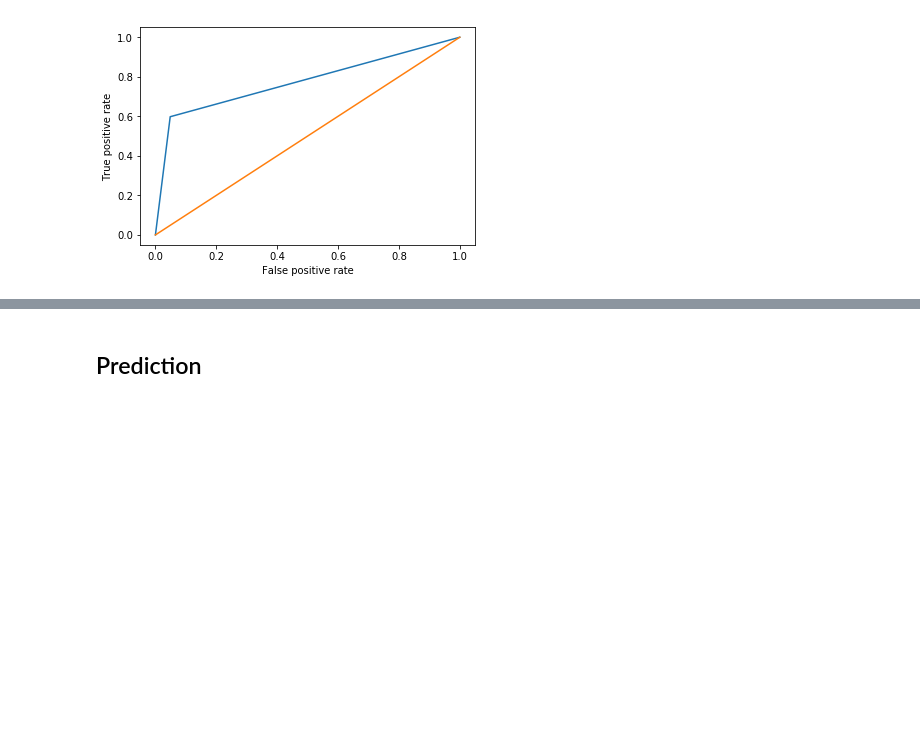
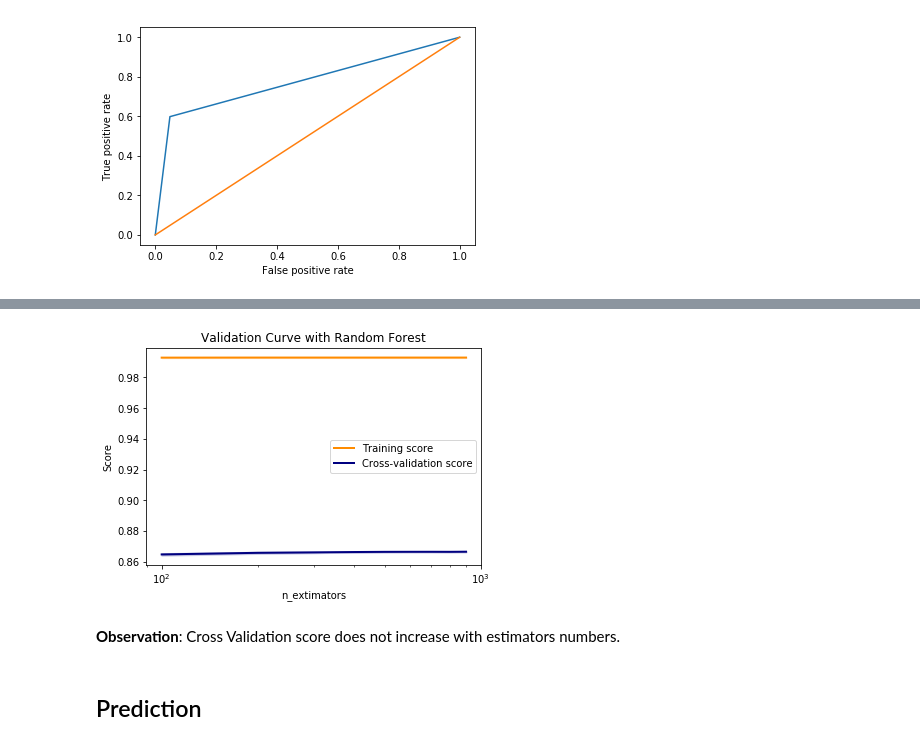
Before and after one commit to jincongho/Bank-Indessa, a Jupyter notebook: 1. First Dive with Random Forest.ipynb, the cells around one changed output, grey strips where cells are left out. Saved outputs shown, nothing was run; the diff lists cells and outputs as text; code cells hidden in the pictures; blank space fills up the shorter version.

Commit message:
Observe Validation Curve for All Models

```diff
--- a/1. First Dive with Random Forest.ipynb
+++ b/1. First Dive with Random Forest.ipynb
@@ -281,0 +278,3 @@ pd.DataFrame(fi, columns=["Feature","Importance"])
+# %%
+rfc_train_scores, rfc_valid_scores = validation_curve(RandomForestClassifier(oob_score=True), X_train, Y_train.values.reshape(-1),
+                                                     'n_estimators', np.arange(100,1000,100), n_jobs=-1, verbose=2)
@@ -282,3 +314,31 @@ pd.DataFrame(fi, columns=["Feature","Importance"])
+# %%
+rfc_train_scores_mean = np.mean(rfc_train_scores, axis=1)
+rfc_train_scores_std = np.std(rfc_train_scores, axis=1)
+rfc_valid_scores_mean = np.mean(rfc_valid_scores, axis=1)
+rfc_valid_scores_std = np.std(rfc_valid_scores, axis=1)
+rfc_param_range = np.arange(100,1000,100)
+# %%
+plt.title("Validation Curve with Random Forest")
+plt.xlabel("n_extimators")
+plt.ylabel("Score")
+lw=2
+plt.semilogx(rfc_param_range, rfc_train_scores_mean, label="Training score",
+             color="darkorange", lw=lw)
+plt.fill_between(rfc_param_range, rfc_train_scores_mean - rfc_train_scores_std,
+                 rfc_train_scores_mean + rfc_train_scores_std, alpha=0.2,
+                 color="darkorange", lw=lw)
+plt.semilogx(rfc_param_range, rfc_valid_scores_mean, label="Cross-validation score",
+             color="navy", lw=lw)
+plt.fill_between(rfc_param_range, rfc_valid_scores_mean - rfc_valid_scores_std,
+                 rfc_valid_scores_mean + rfc_valid_scores_std, alpha=0.2,
+                 color="navy", lw=lw)
+plt.legend(loc="best")
+plt.show()
+plt.show()
+# %% [output]
+[figure, added]
+# %% [markdown]
+**Observation**: Cross Validation score does not increase with estimators numbers.
 # %% [markdown]
 ## Prediction
 # %%
```
Also changed, not shown: parts of 26 cells of this notebook, 2 other files.
